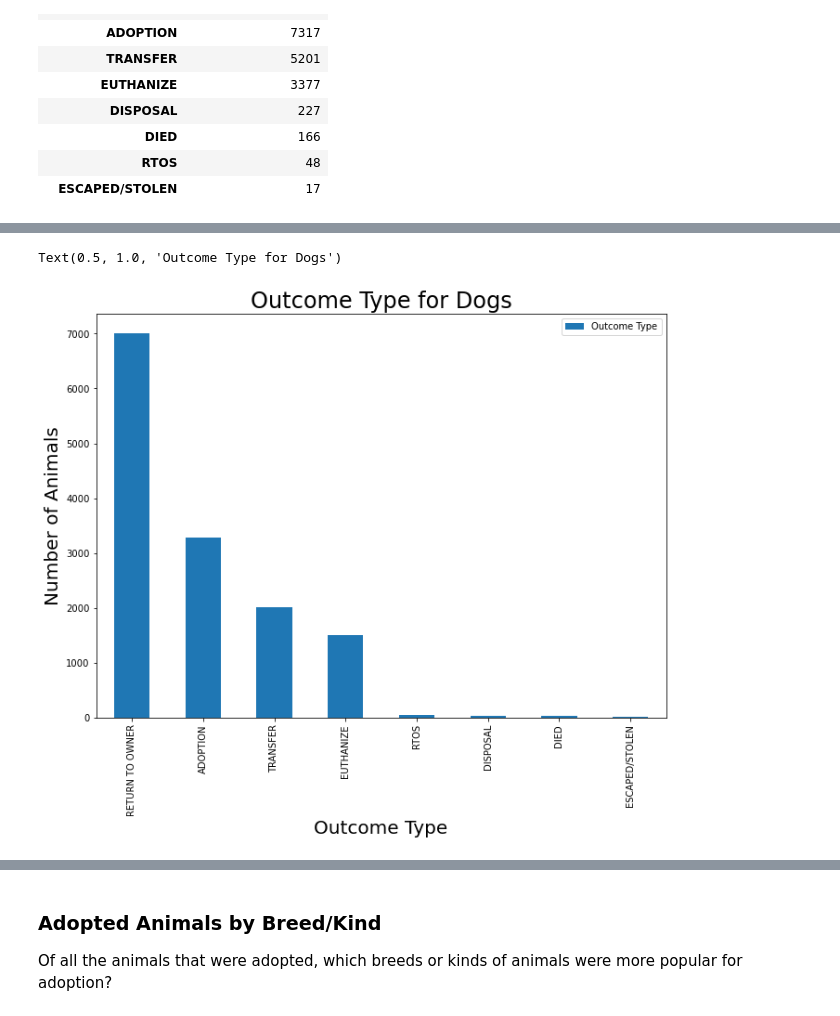
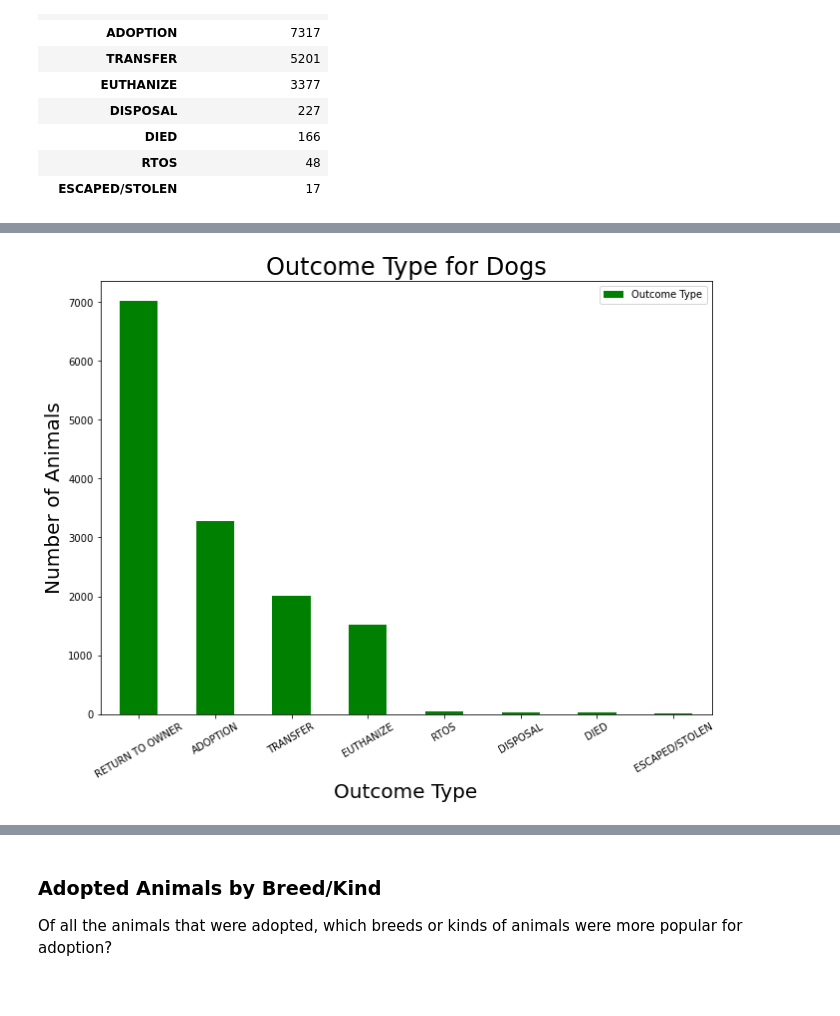
Before and after one commit to MenardCayabyab/Project3, a Jupyter notebook: Project 3 Sketchbook.ipynb, the cells around one changed output, grey strips where cells are left out. Cells and saved outputs as stored; diff of their text form; code cells hidden in the pictures.

```diff
--- a/Project 3 Sketchbook.ipynb
+++ b/Project 3 Sketchbook.ipynb
@@ -237,12 +261,13 @@ Text(0.5, 1.0, 'Overall Outcomes of All Animals')
 # %%
 outcome_counts_dogs = pd.DataFrame(SCAS_dogs["Outcome Type"].value_counts())
-dog_outcomes_plt = outcome_counts_dogs.plot(kind="bar", figsize=(11,8))
+dog_outcomes_plt = outcome_counts_dogs.plot(kind="bar", figsize=(11,8), color="green")
 dog_outcomes_plt.set_xlabel("Outcome Type", fontsize=20)
 dog_outcomes_plt.set_ylabel("Number of Animals",fontsize=20)
-
+plt.xticks(rotation=30)
 plt.title("Outcome Type for Dogs", fontsize=24)
+plt.savefig("images/OverallOutcomes_Dogs.jpg")
+plt.show()
 # %% [output]
-Text(0.5, 1.0, 'Outcome Type for Dogs')
-[figure, old version]
+[figure, new version]
 # %%
 outcome_counts_cats = pd.DataFrame(SCAS_cats["Outcome Type"].value_counts())
```
Also changed, not shown: parts of 16 cells of this notebook, 9 other files.
